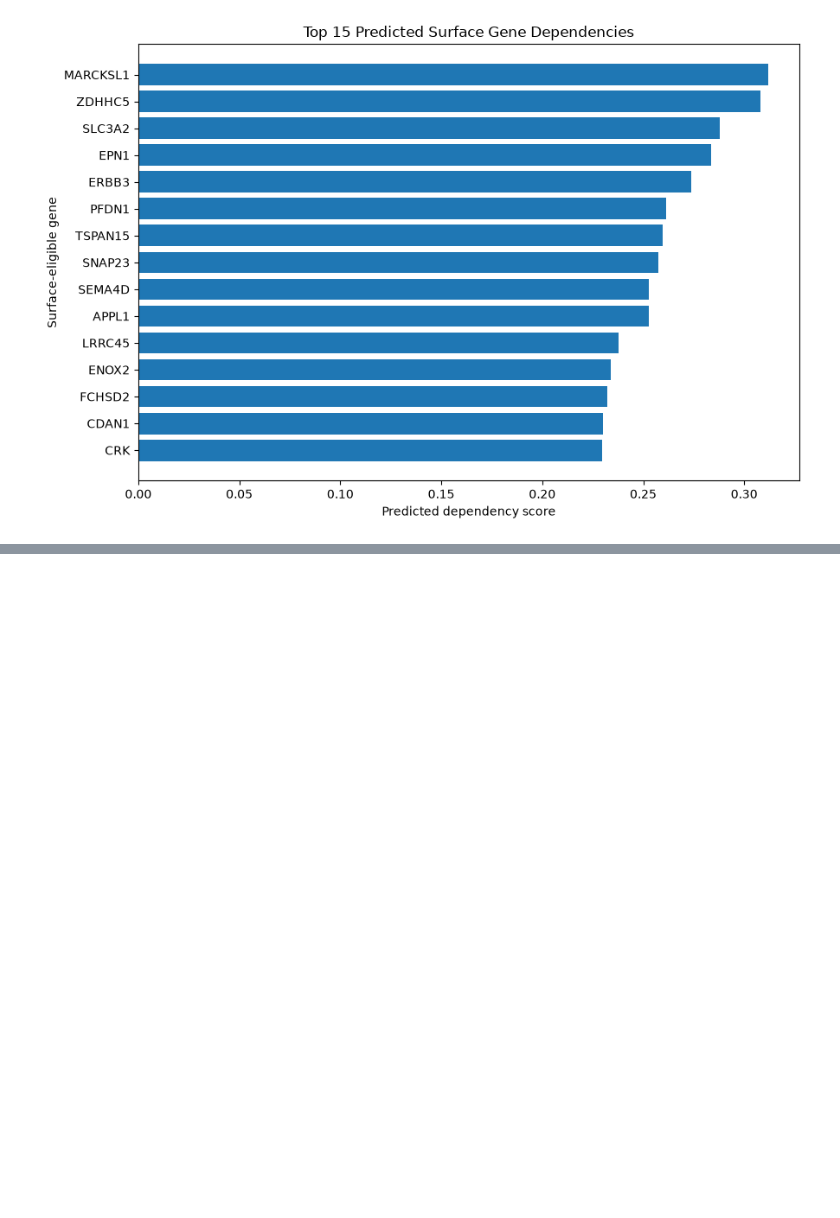
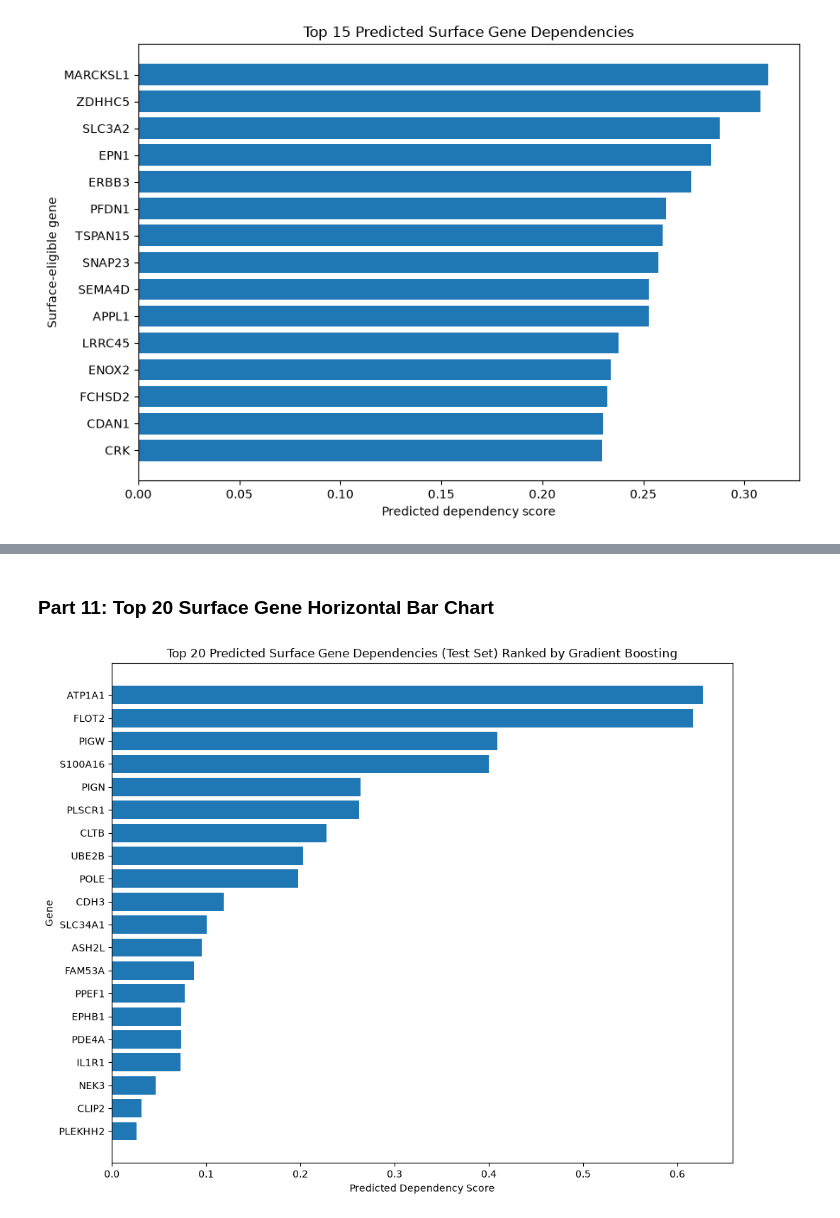
Before and after one commit to sbskinn/Tumor-Surface-Target-Prioritization, a Jupyter notebook: Checkpoint1_gene_expression.ipynb, the cells around one changed output, grey strips where cells are left out. Saved outputs shown, nothing was run; the diff lists cells and outputs as text; code cells hidden in the pictures; blank space fills up the shorter version.

```diff
--- a/Checkpoint1_gene_expression.ipynb
+++ b/Checkpoint1_gene_expression.ipynb
@@ -1325,0 +1674,21 @@ plt.show()
+# %%
+# Make the table cleaner
+top_genes = ranked_genes.head(20).copy()
+
+top_genes = top_genes[
+    [
+        "predicted_dependency",
+        "mean_expression",
+        "enrichment",
+        "expression_variability",
+        "amplification_frequency",
+    ]
+]
+
+# Rank numbers and gene names
+top_genes = top_genes.reset_index()
+top_genes = top_genes.rename(columns={"sample": "Gene"})
+top_genes.insert(0, "Rank", range(1, len(top_genes) + 1))
+
+display(top_genes.round(4))
+print(test.columns.tolist())
@@ -1325,0 +1722,21 @@ plt.show()
+# %% [markdown]
+### Part 11: Top 20 Surface Gene Horizontal Bar Chart
+# %%
+plt.figure(figsize=(10, 8))
+
+plt.barh(
+    top_genes["Gene"],
+    top_genes["predicted_dependency"]
+)
+
+plt.xlabel("Predicted Dependency Score")
+plt.ylabel("Gene")
+plt.title("Top 20 Predicted Surface Gene Dependencies (Test Set) Ranked by Gradient Boosting")
+
+#highest ranked gene at the top
+plt.gca().invert_yaxis()
+plt.tight_layout()
+plt.savefig("top20_surface_genes.png", dpi=300, bbox_inches="tight")
+plt.show()
+# %% [output]
+[figure, added]
```
Also changed, not shown: parts of 20 cells of this notebook.
